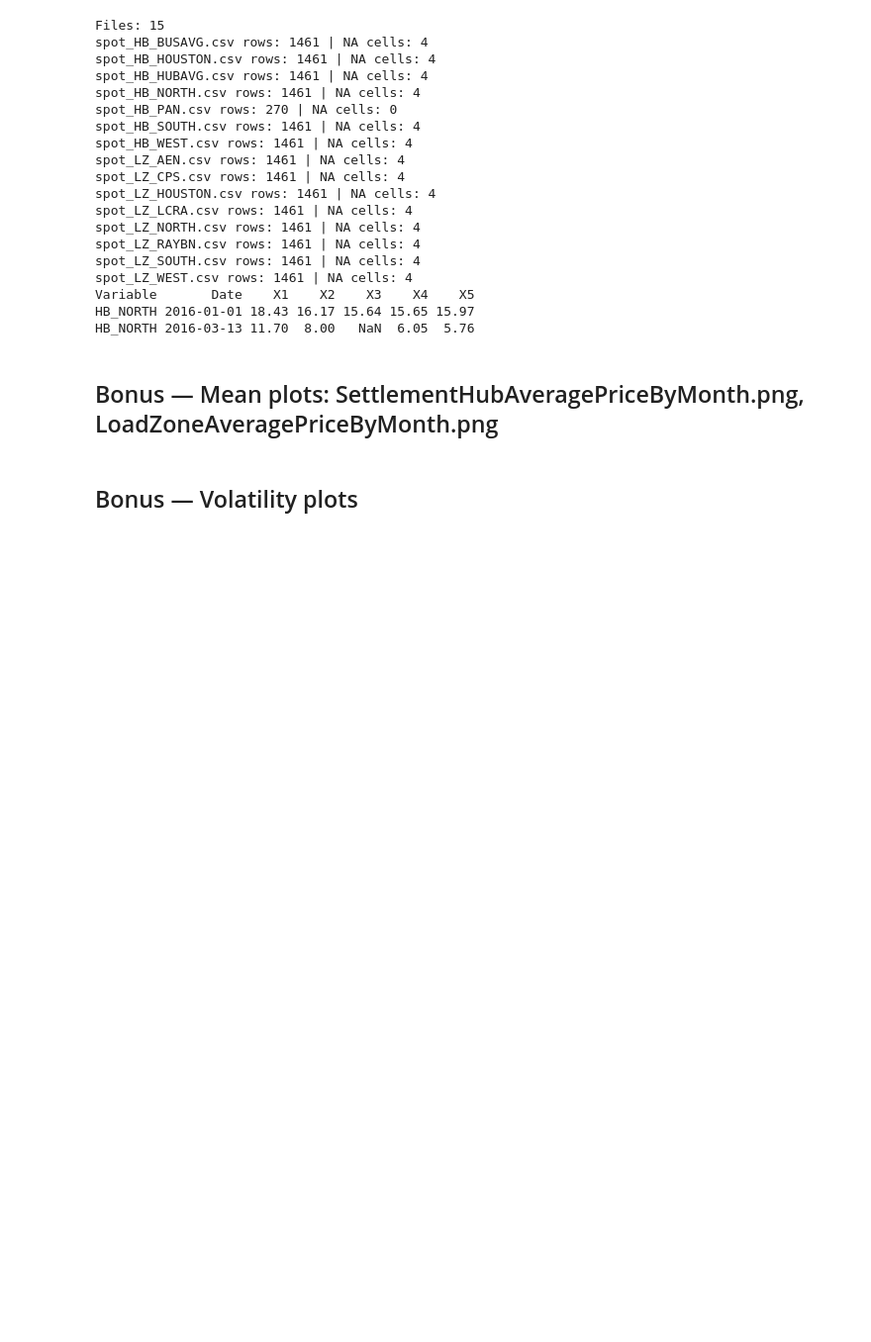
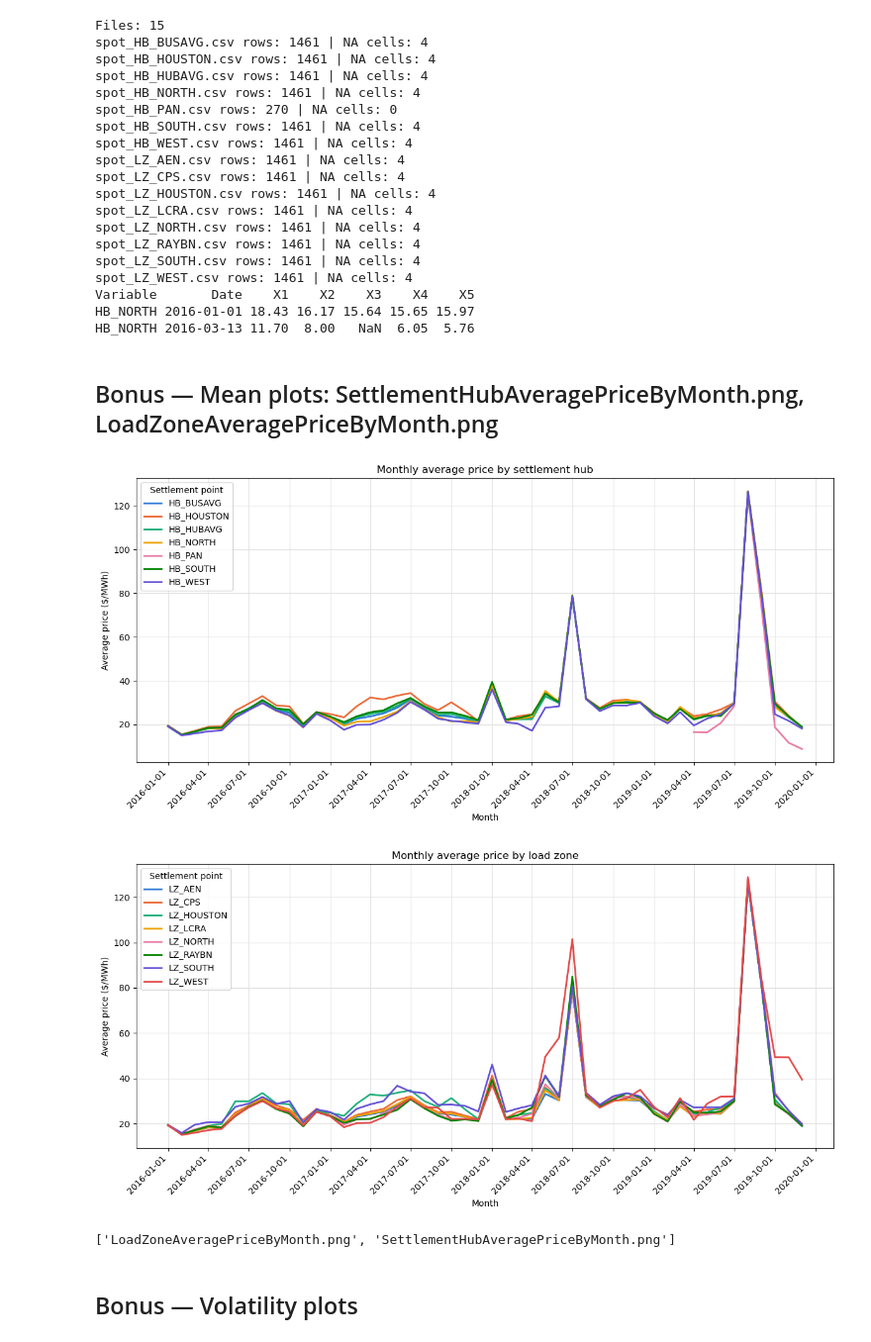
Before and after one commit to andrecdavis/energy-analyst-programming-exercise, a Jupyter notebook: scratch.ipynb, the cells around one changed output. Shown at 99% size. Drawn from its saved outputs; the diff is of its cells as text; code cells hidden in the pictures; blank space fills up the shorter version.

Commit message:
Bonus: monthly average price plots for hubs and load zones
Co-Authored-By: Claude Opus 5.5 <noreply@anthropic.com>

```diff
--- a/scratch.ipynb
+++ b/scratch.ipynb
@@ -283,6 +283,45 @@ HB_NORTH 2016-01-01 18.43 16.17 15.64 15.65 15.97
 HB_NORTH 2016-03-13 11.70  8.00   NaN  6.05  5.76
 # %% [markdown]
 ## Bonus — Mean plots: SettlementHubAveragePriceByMonth.png, LoadZoneAveragePriceByMonth.png
+# %%
+import matplotlib.dates as mdates
+
+# Date column for the x-axis: first day of each month keeps months in chronological order
+monthly_avg["MonthStart"] = pd.to_datetime(dict(year=monthly_avg["Year"], month=monthly_avg["Month"], day=1))
+
+# Eight distinct colors, assigned in a fixed order (one per settlement point)
+COLORS = ["#2a78d6", "#eb6834", "#1baf7a", "#eda100", "#e87ba4", "#008300", "#6250d6", "#e34948"]
+
+
+def plot_monthly_avg(prefix, title, filename):
+    """Overlay one line per settlement point with the given prefix and save as PNG."""
+    data = monthly_avg[monthly_avg["SettlementPoint"].str.startswith(prefix)]
+    fig, ax = plt.subplots(figsize=(12, 6))
+    for color, (point, d) in zip(COLORS, data.groupby("SettlementPoint")):
+        ax.plot(d["MonthStart"], d["AveragePrice"], color=color, linewidth=2, label=point)
+    ax.set_title(title)
+    ax.set_xlabel("Month")
+    ax.set_ylabel("Average price ($/MWh)")
+    # Tick every 3 months, labelled as YYYY-MM-DD (first day of the month)
+    ax.xaxis.set_major_locator(mdates.MonthLocator(bymonth=[1, 4, 7, 10]))
+    ax.xaxis.set_major_formatter(mdates.DateFormatter("%Y-%m-%d"))
+    plt.setp(ax.get_xticklabels(), rotation=45, ha="right")
+    ax.grid(True, color="#e0e0e0", linewidth=0.8)
+    ax.legend(title="Settlement point", loc="upper left")
+    fig.tight_layout()
+    fig.savefig(OUTPUT_DIR / filename, dpi=150)
+    plt.show()
+
+
+plot_monthly_avg("HB_", "Monthly average price by settlement hub", "SettlementHubAveragePriceByMonth.png")
+plot_monthly_avg("LZ_", "Monthly average price by load zone", "LoadZoneAveragePriceByMonth.png")
+
+# Quick checks
+print([f.name for f in OUTPUT_DIR.glob("*AveragePriceByMonth.png")])
+# %% [output]
+[figure, added]
+[figure, added]
+['LoadZoneAveragePriceByMonth.png', 'SettlementHubAveragePriceByMonth.png']
 # %% [markdown]
 ## Bonus — Volatility plots
 # %% [markdown]
```
Also changed, not shown: 3 other files.
